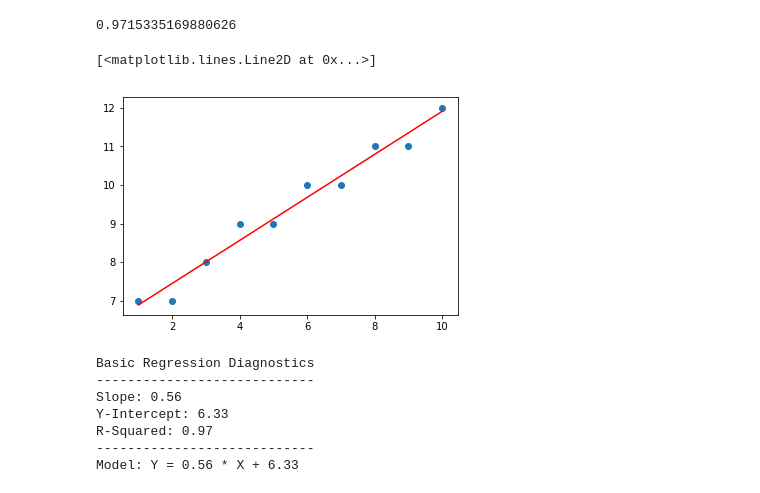
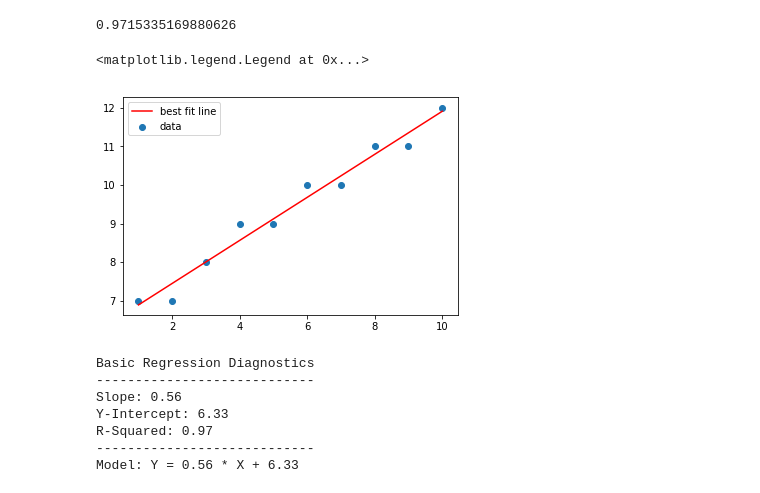
Before and after one commit to bl419cam/dsc-complete-regression-lab-seattle-ds-062419, a Jupyter notebook: index.ipynb, the cells around one changed output. Cells and saved outputs as stored; diff of their text form; code cells hidden in the pictures.

```diff
--- a/index.ipynb
+++ b/index.ipynb
@@ -72,14 +72,15 @@ import matplotlib.pyplot as plt
 # %%
 #graph
 #new_figure = plt.figure()
 #scatter = new_figure.add_subplot(111)
 #style
 
 plt.scatter(X, Y, label = 'data')
-plt.plot(X, Y_pred, color = 'red', label = 'best fit')
+plt.plot(X, Y_pred, color = 'red', label = 'best fit line')
+plt.legend()
 # %% [output]
-[<matplotlib.lines.Line2D at 0x...>]
+<matplotlib.legend.Legend at 0x...>
-[figure, old version]
+[figure, new version]
 # %%
 # Basic Regression Diagnostics
 # ----------------------------
```
